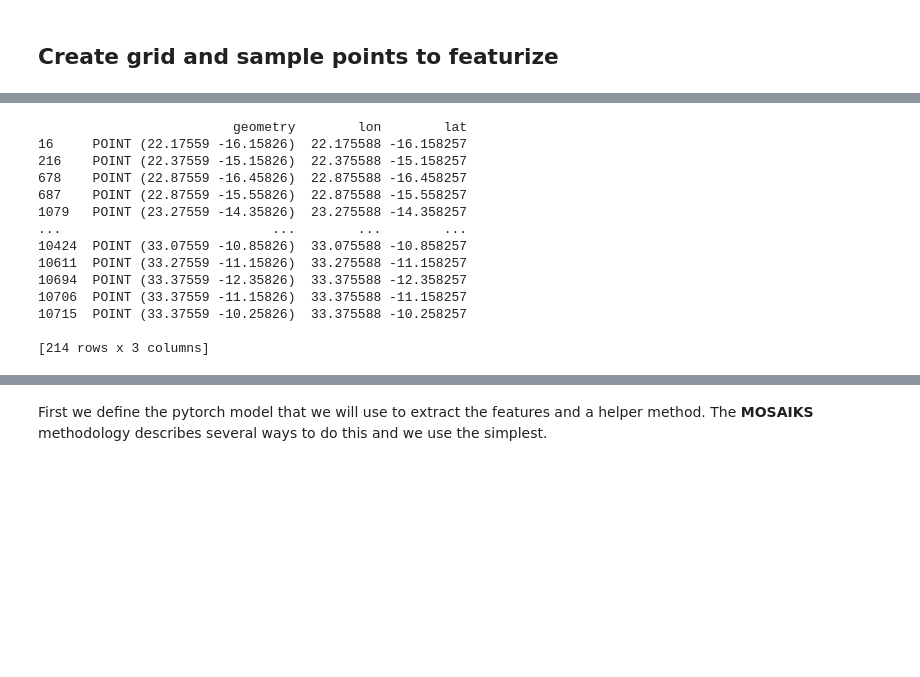
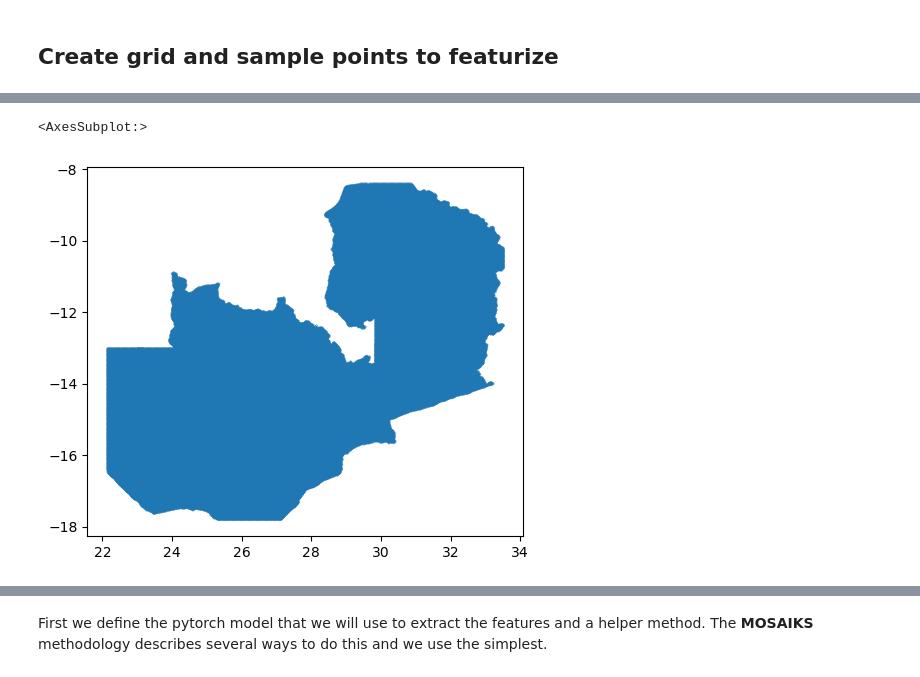
Before and after one commit to andrewbartnik/mosaiks_featurization, a Jupyter notebook: Sentinel2_RGB.ipynb, the cells around one changed output, grey strips where cells are left out. Saved outputs shown, nothing was run; the diff lists cells and outputs as text; code cells hidden in the pictures; blank space fills up the shorter version.

```diff
--- a/Sentinel2_RGB.ipynb
+++ b/Sentinel2_RGB.ipynb
@@ -143,11 +143,11 @@ gdf = geopandas.GeoDataFrame({'geometry': center_points}, crs = 'EPSG:4326')
 gdf['lon'], gdf['lat'] = gdf.geometry.x, gdf.geometry.y
 
 # convert GeoDataFrame to Dask GeoDataFrame
-dask_gdf = dask_geopandas.from_geopandas(gdf, npartitions=10)
+dask_gdf = dask_geopandas.from_geopandas(gdf, npartitions=47)
 
 # use Dask to apply the within() method in parallel
 dask_gdf_within = dask_gdf.map_partitions(
-    lambda partition: partition[partition.geometry.within(gdf_sea.unary_union)],
+    lambda partition: partition[partition.geometry.within(zambia.unary_union)],
     meta=gdf.head(0)
 )
 
@@ -156,18 +176,6 @@ gdf_within = dask_gdf_within.compute()
 # %%
-print(gdf)
+gdf_within.plot(markersize = 0.01)
 # %% [output]
-                         geometry        lon        lat
-16     POINT (22.17559 -16.15826)  22.175588 -16.158257
-216    POINT (22.37559 -15.15826)  22.375588 -15.158257
-678    POINT (22.87559 -16.45826)  22.875588 -16.458257
-687    POINT (22.87559 -15.55826)  22.875588 -15.558257
-1079   POINT (23.27559 -14.35826)  23.275588 -14.358257
-...                           ...        ...        ...
-10424  POINT (33.07559 -10.85826)  33.075588 -10.858257
-10611  POINT (33.27559 -11.15826)  33.275588 -11.158257
-10694  POINT (33.37559 -12.35826)  33.375588 -12.358257
-10706  POINT (33.37559 -11.15826)  33.375588 -11.158257
-10715  POINT (33.37559 -10.25826)  33.375588 -10.258257
-
-[214 rows x 3 columns]
+<AxesSubplot:>
+[figure, added]
 # %%
```
Also changed, not shown: parts of 6 cells of this notebook, 2 other files.
